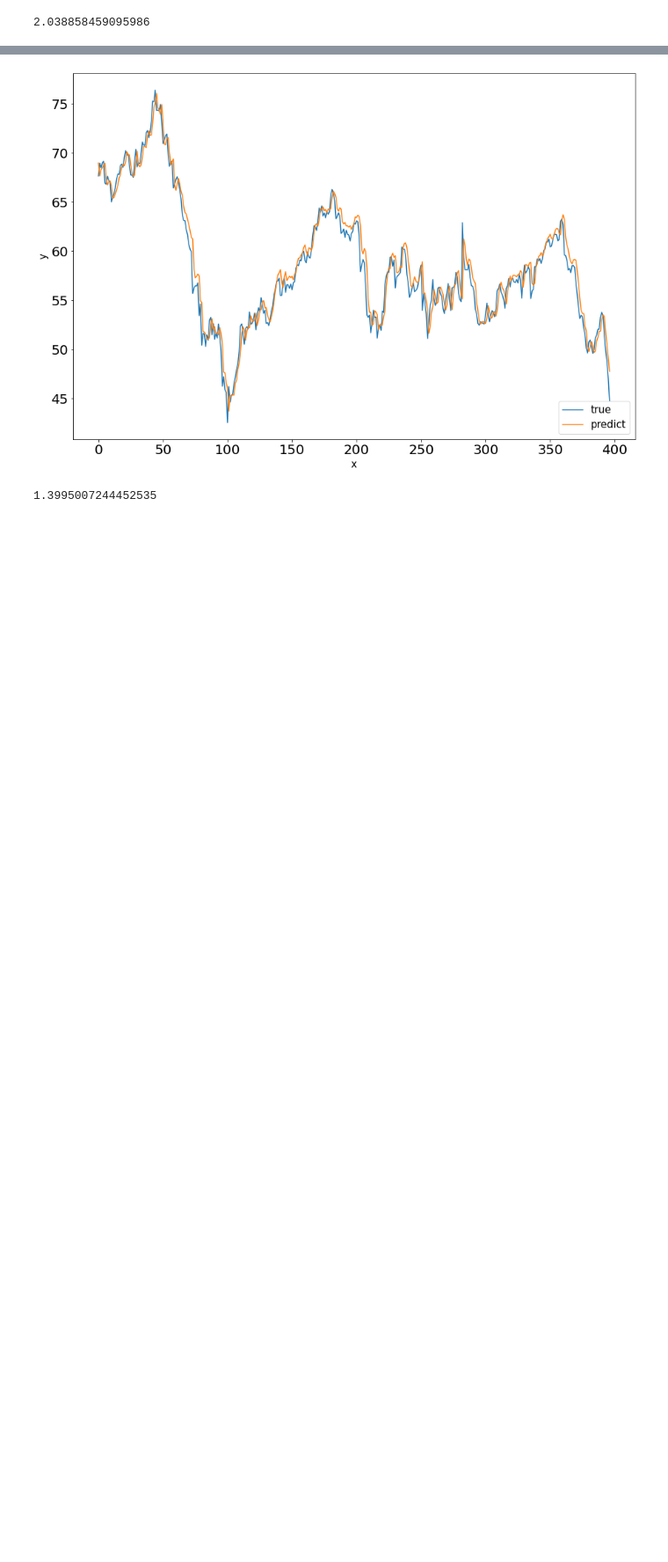
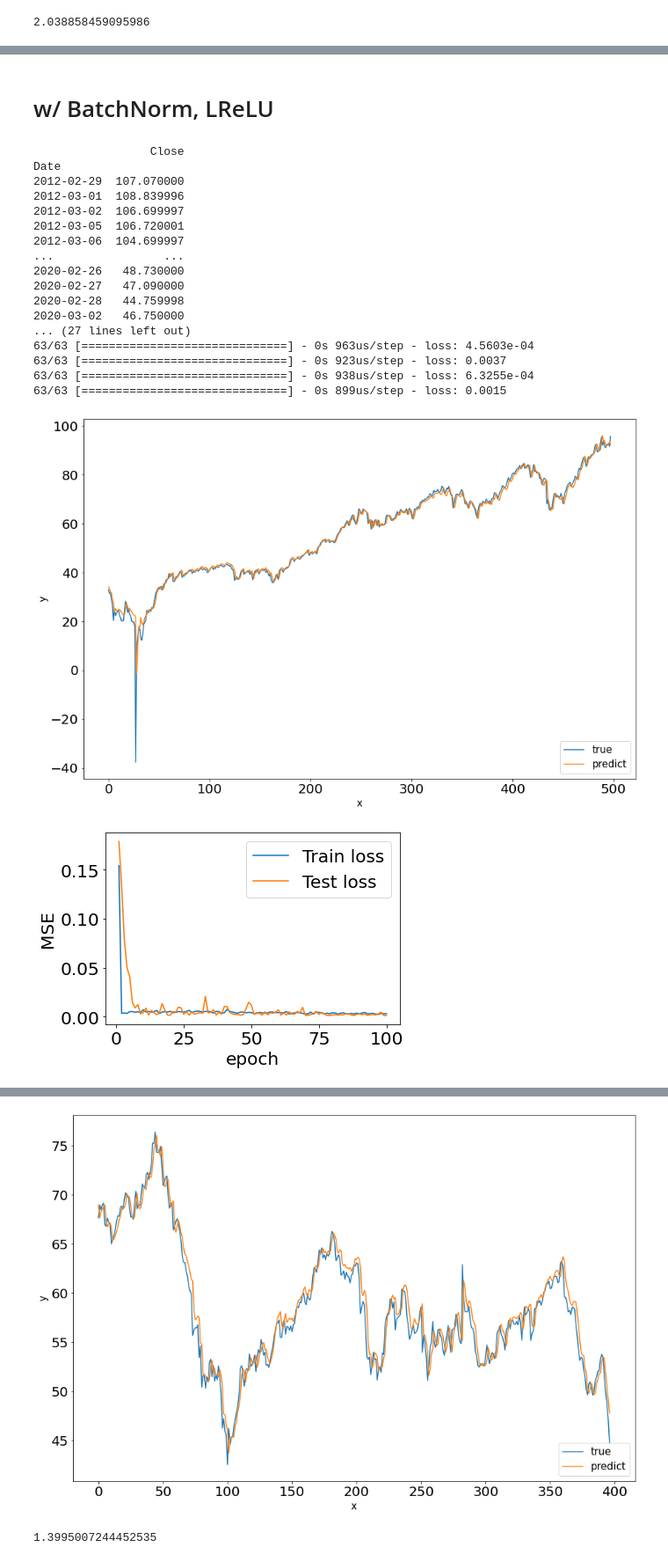
Before and after one commit to raymondcwh/stat4012model, a Jupyter notebook: WTI MLP YF.ipynb, the cells around one changed output, grey strips where cells are left out. Shown at 88% size. Drawn from its saved outputs; the diff is of its cells as text; code cells hidden in the pictures; blank space fills up the shorter version.

```diff
--- a/WTI MLP YF.ipynb
+++ b/WTI MLP YF.ipynb
@@ -271,0 +273,31 @@ modelP1.RMSE()
+# %% [markdown]
+# w/ BatchNorm, LReLU
+# %%
+dataP2N = DataProcessor()
+modelP2N = MLP(dataP2N.generate_train_test(oilPrice, 5, norm=True), batchNorm=[1,2,3], alpha=0.4)
+modelP2N.train()
+
+modelP2N.genGraph(l=dataP2N.l, h=dataP2N.h)
+print(modelP2N.RMSE())
+
+graphTrainTestLoss(modelP2N)
+# %% [output]
+                 Close
+Date
+2012-02-29  107.070000
+2012-03-01  108.839996
+2012-03-02  106.699997
+2012-03-05  106.720001
+2012-03-06  104.699997
+...                ...
+2020-02-26   48.730000
+2020-02-27   47.090000
+2020-02-28   44.759998
+2020-03-02   46.750000
+... (27 lines left out)
+63/63 [==============================] - 0s 963us/step - loss: 4.5603e-04
+63/63 [==============================] - 0s 923us/step - loss: 0.0037
+63/63 [==============================] - 0s 938us/step - loss: 6.3255e-04
+63/63 [==============================] - 0s 899us/step - loss: 0.0015
+[figure, added]
+[figure, added]
```
Also changed, not shown: parts of 38 cells of this notebook.
